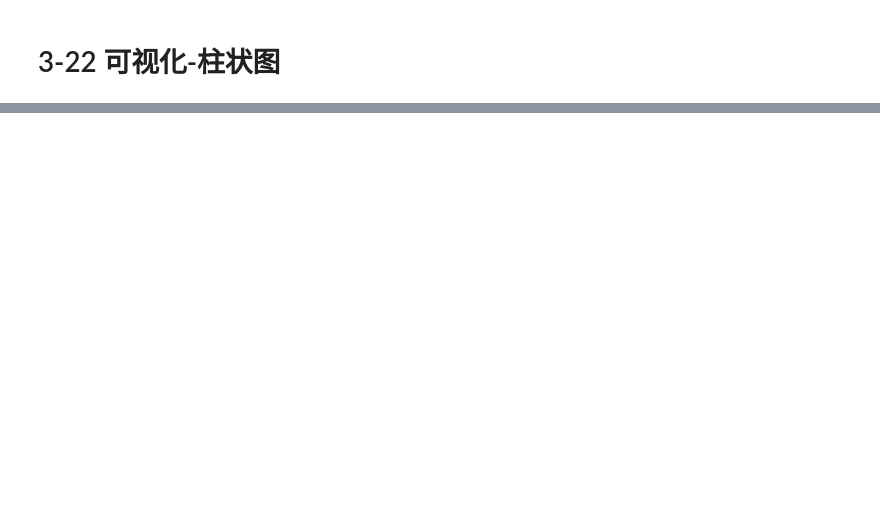
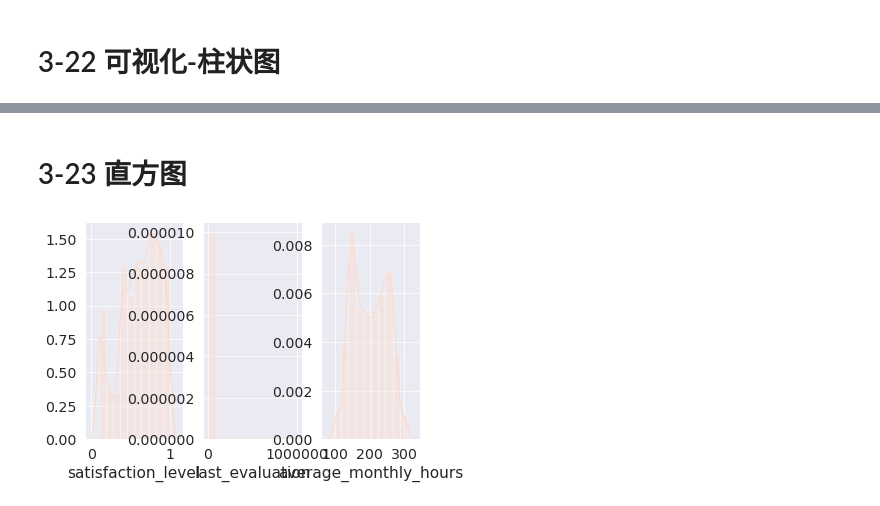
Before and after one commit to usstroot/notebook, a Jupyter notebook: Python3数据分析与挖掘建模实战/第3章 可视化.ipynb, the cells around one changed output, grey strips where cells are left out. Drawn from its saved outputs; the diff is of its cells as text; code cells hidden in the pictures; blank space fills up the shorter version.

```diff
--- a/Python3数据分析与挖掘建模实战/第3章 可视化.ipynb
+++ b/Python3数据分析与挖掘建模实战/第3章 可视化.ipynb
@@ -25,0 +33,13 @@ plt.show()
+# %% [markdown]
+# 3-23 直方图
+# %%
+f=plt.figure()
+f.add_subplot(1,3,1)
+sns.distplot(df['satisfaction_level'],bins=10)
+f.add_subplot(1,3,2)
+sns.distplot(df['last_evaluation'],bins=10)
+f.add_subplot(1,3,3)
+sns.distplot(df['average_monthly_hours'],bins=10)
+plt.show()
+# %% [output]
+[figure, added]
```
Also changed, not shown: parts of 3 cells of this notebook.
